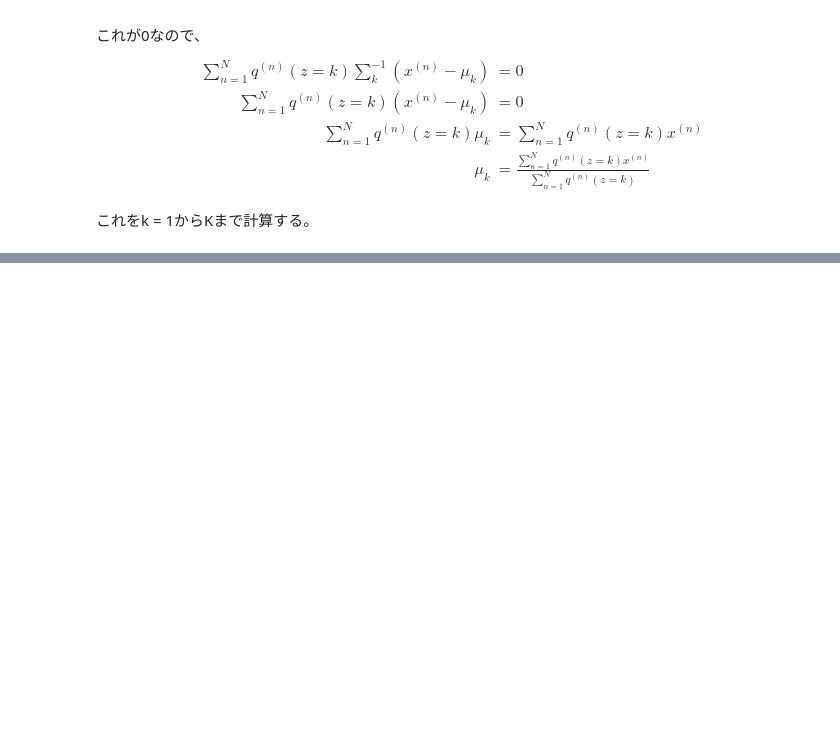
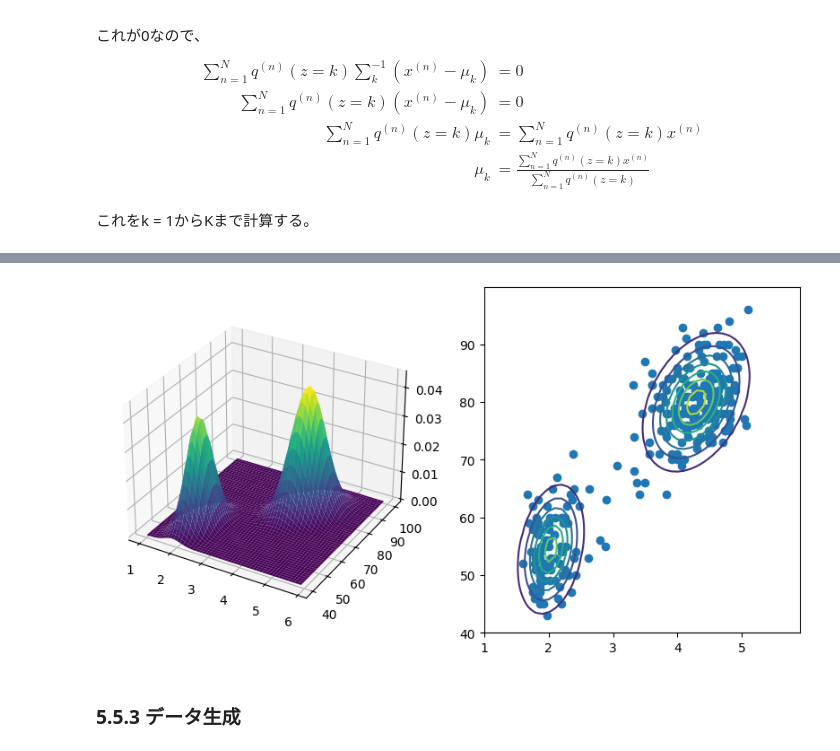
Before and after one commit to Spica08/deep-learning-from-scratch-5, a Jupyter notebook: step5.ipynb, the cells around one changed output, grey strips where cells are left out. Saved outputs shown, nothing was run; the diff lists cells and outputs as text; code cells hidden in the pictures; blank space fills up the shorter version.

```diff
--- a/step5.ipynb
+++ b/step5.ipynb
@@ -271,0 +350,5 @@ GMMのパラメータμは、$\lbrace \mu_1, \mu_2, \dots, \mu_K \rbrace$とい
+# %%
+# データ読み込み
+path = "/content/drive/MyDrive/datasets/old_faithful.txt"
+xs = np.loadtxt(path)
+print(xs.shape)
@@ -271,0 +357,10 @@ GMMのパラメータμは、$\lbrace \mu_1, \mu_2, \dots, \mu_K \rbrace$とい
+# %%
+# 初期値の設定
+phis = np.array([0.5, 0.5])
+mus = np.array([[0.0, 50.0], [0.0, 100.0]])
+covs = np.array([np.eye(2), np.eye(2)])
+
+K = len(phis)
+N = len(xs)
+MAX_ITERS = 100
+THRESHOLD = 1e-4
@@ -271,0 +489,23 @@ GMMのパラメータμは、$\lbrace \mu_1, \mu_2, \dots, \mu_K \rbrace$とい
+# %%
+# visualize
+X, Y = np.meshgrid(np.arange(1, 6, 0.1), np.arange(40, 100, 0.1))
+Z = np.zeros_like(X)
+
+for i in range(X.shape[0]):
+    for j in range(X.shape[1]):
+        x = np.array([X[i, j], Y[i, j]])
+        Z[i, j] = gmm(x, phis, mus, covs)
+
+fig = plt.figure(figsize = (10, 5))
+ax1 = fig.add_subplot(1, 2, 1, projection = "3d")
+ax1.plot_surface(X, Y, Z, cmap = 'viridis')
+
+ax2 = fig.add_subplot(1, 2, 2)
+ax2.contour(X, Y, Z)
+ax2.scatter(xs[:, 0], xs[:, 1])
+
+fig.show()
+# %% [output]
+[figure, added]
+# %% [markdown]
+### 5.5.3 データ生成
```
Also changed, not shown: parts of 15 cells of this notebook.
